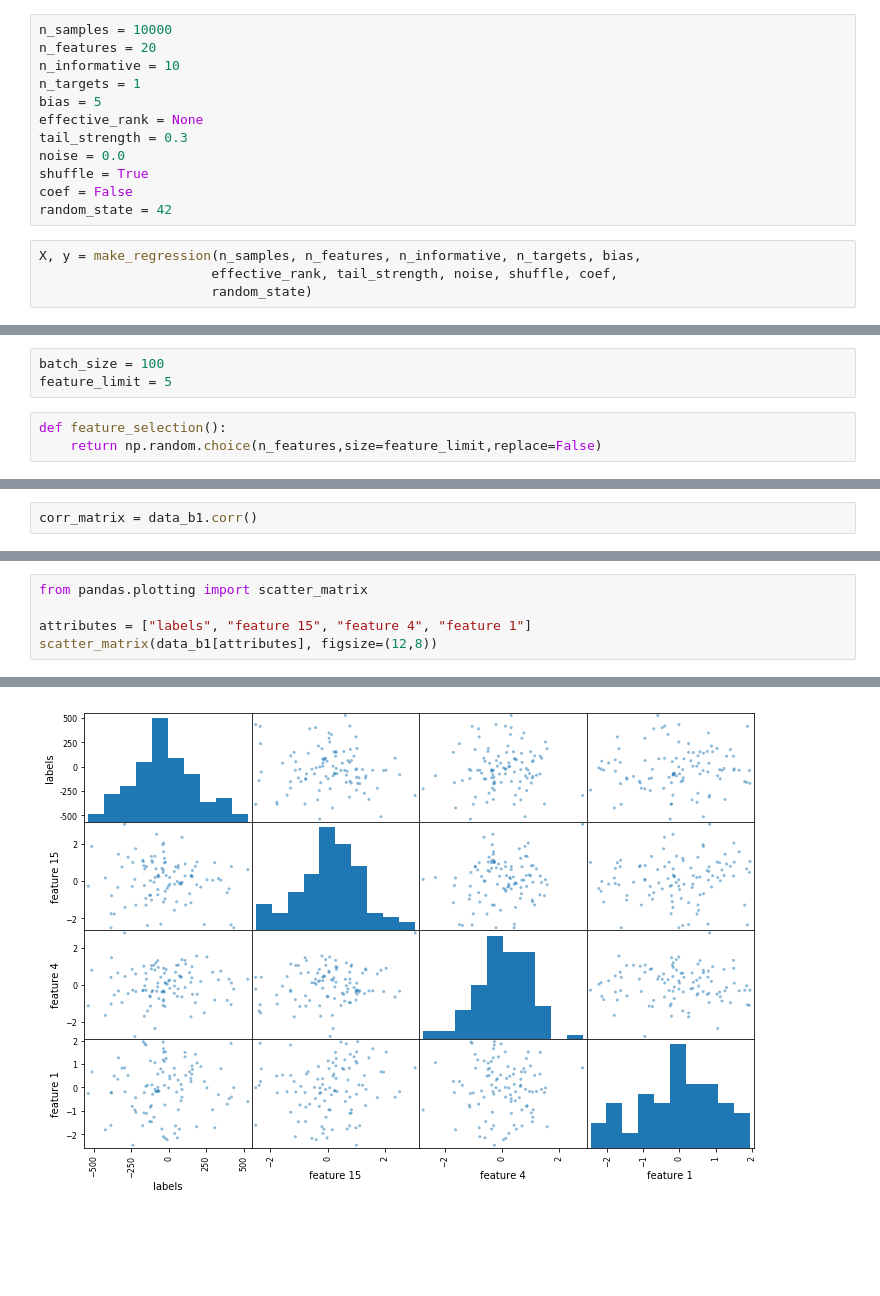
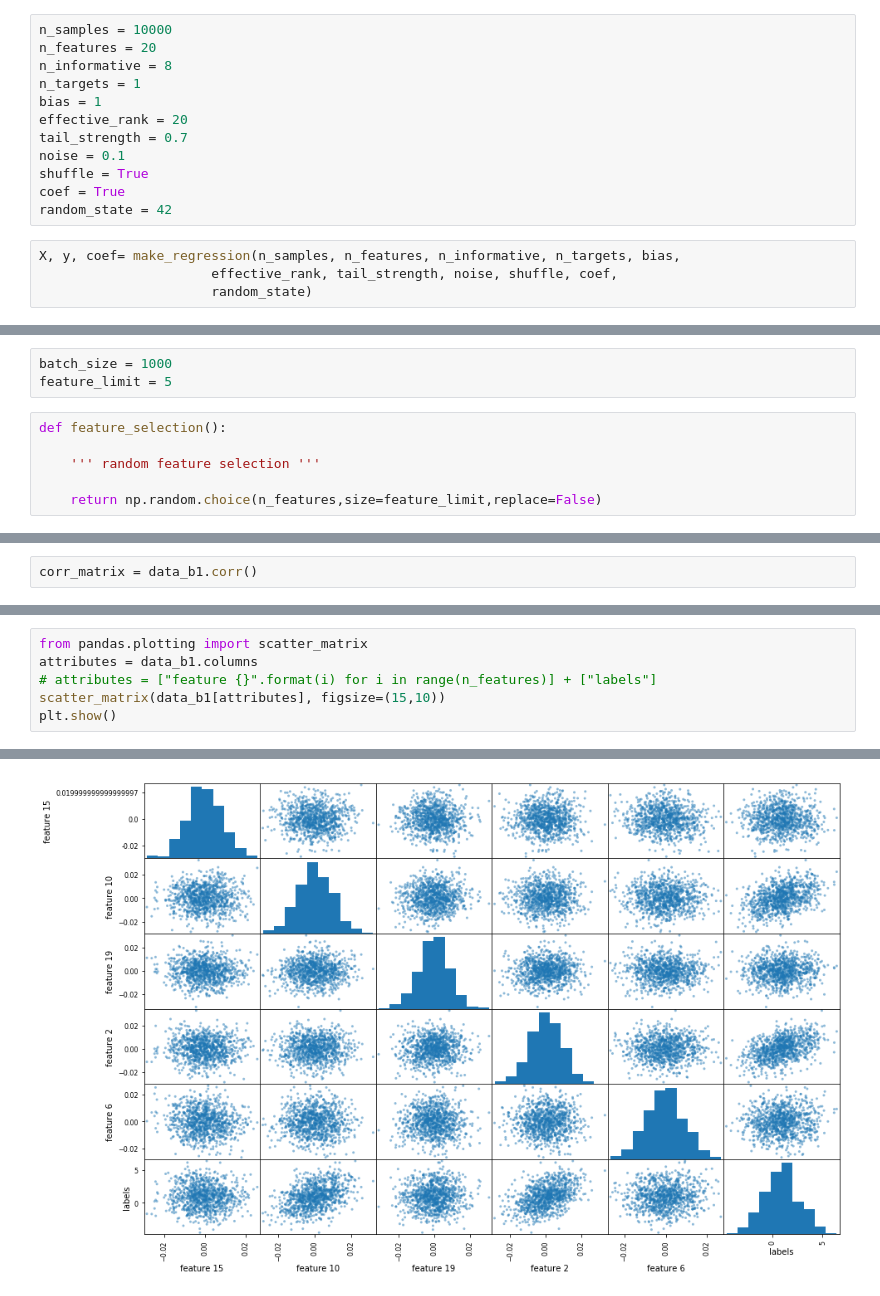
Before and after one commit to asahin1/optimal-feature-selection, a Jupyter notebook: data_generation_regression.ipynb, the cells around one changed output, grey strips where cells are left out. Drawn from its saved outputs; the diff is of its cells as text; blank space fills up the shorter version.

```diff
--- a/data_generation_regression.ipynb
+++ b/data_generation_regression.ipynb
@@ -12,16 +12,16 @@ Parameters:
 # %%
 n_samples = 10000
 n_features = 20
-n_informative = 10
+n_informative = 8
 n_targets = 1
-bias = 5
-effective_rank = None
-tail_strength = 0.3
-noise = 0.0
+bias = 1
+effective_rank = 20
+tail_strength = 0.7
+noise = 0.1
 shuffle = True
-coef = False
+coef = True
 random_state = 42
 # %%
-X, y = make_regression(n_samples, n_features, n_informative, n_targets, bias,
+X, y, coef= make_regression(n_samples, n_features, n_informative, n_targets, bias,
                       effective_rank, tail_strength, noise, shuffle, coef,
                       random_state)
@@ -87,10 +135,13 @@ plt.show()
 # %% [markdown]
 ## Gradual data collection setting
 # %%
-batch_size = 100
+batch_size = 1000
 feature_limit = 5
 # %%
 def feature_selection():
+
+    ''' random feature selection '''
+
     return np.random.choice(n_features,size=feature_limit,replace=False)
 # %%
 n_batches = int(n_samples/batch_size)
@@ -147,7 +197,8 @@ feature 15   -0.086910
 Name: labels, dtype: float64
 # %%
 from pandas.plotting import scatter_matrix
-
-attributes = ["labels", "feature 15", "feature 4", "feature 1"]
-scatter_matrix(data_b1[attributes], figsize=(12,8))
+attributes = data_b1.columns
+# attributes = ["feature {}".format(i) for i in range(n_features)] + ["labels"]
+scatter_matrix(data_b1[attributes], figsize=(15,10))
+plt.show()
 # %% [output]
@@ -171 +205 @@ array([[<matplotlib.axes._subplots.AxesSubplot object at 0x...>,
-[figure, old version]
+[figure, new version]
```
Also changed, not shown: parts of 18 cells of this notebook, 2 other files.
